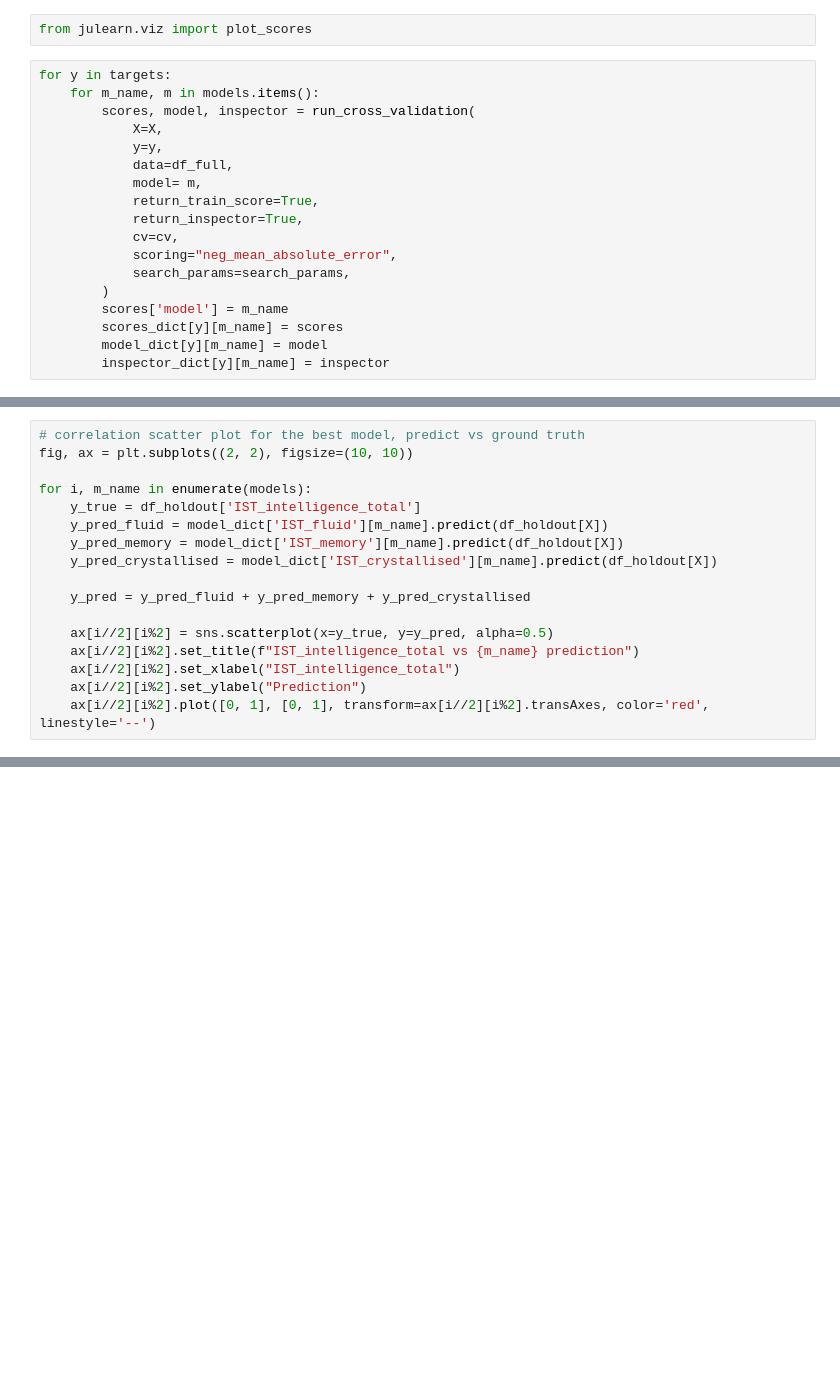
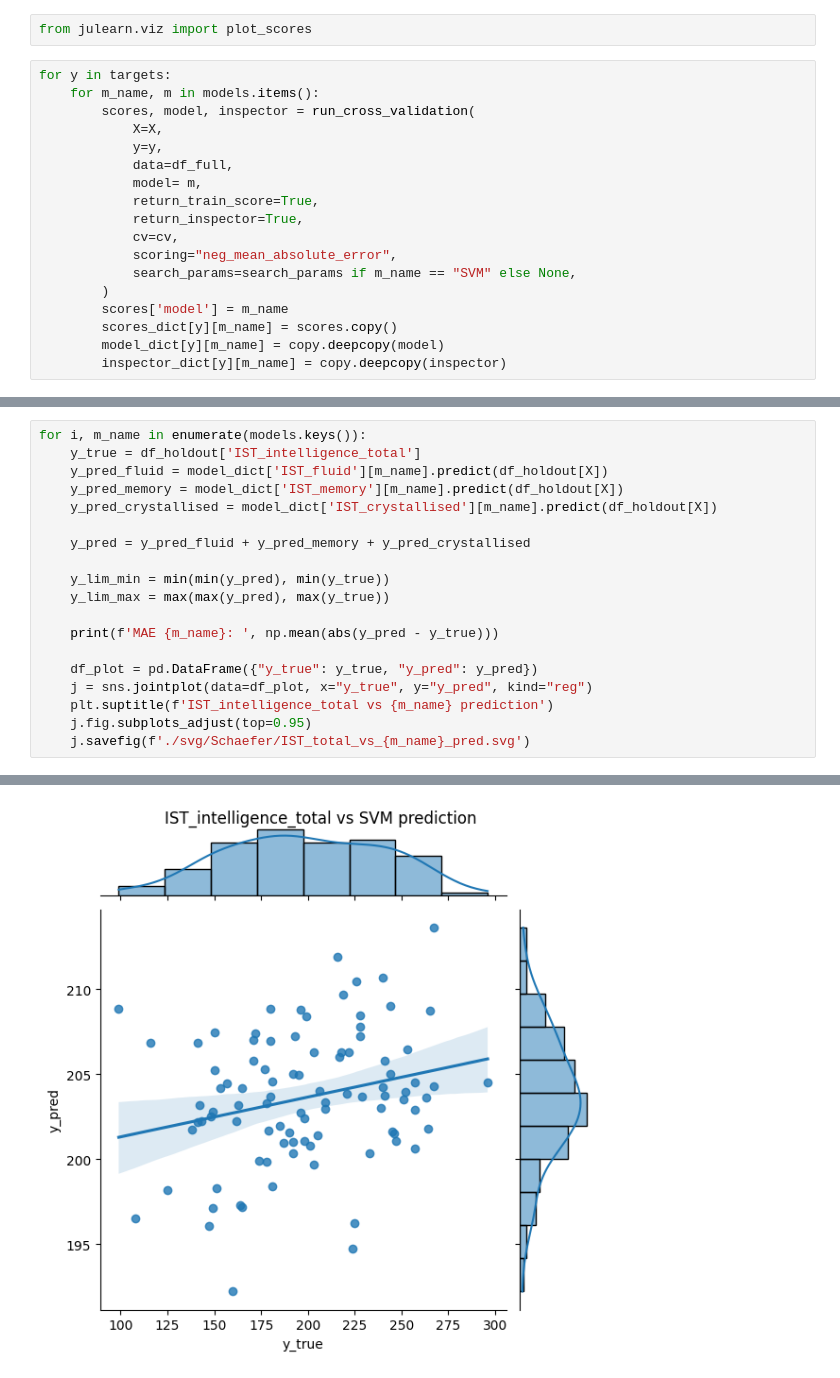
Before and after one commit to Ceilovee/tp_picaml, a Jupyter notebook: src/experimentacion Schaefer.ipynb, the cells around one changed output, grey strips where cells are left out. Saved outputs shown, nothing was run; the diff lists cells and outputs as text; blank space fills up the shorter version.

```diff
--- a/src/experimentacion Schaefer.ipynb
+++ b/src/experimentacion Schaefer.ipynb
@@ -186,10 +187,10 @@ for y in targets:
             return_inspector=True,
             cv=cv,
             scoring="neg_mean_absolute_error",
-            search_params=search_params,
+            search_params=search_params if m_name == "SVM" else None,
         )
         scores['model'] = m_name
-        scores_dict[y][m_name] = scores
-        model_dict[y][m_name] = model
-        inspector_dict[y][m_name] = inspector
+        scores_dict[y][m_name] = scores.copy()
+        model_dict[y][m_name] = copy.deepcopy(model)
+        inspector_dict[y][m_name] = copy.deepcopy(inspector)
 # %% [output]
@@ -295,17 +428,20 @@ for y in targets:
-# %%
-# correlation scatter plot for the best model, predict vs ground truth
-fig, ax = plt.subplots((2, 2), figsize=(10, 10))
-
-for i, m_name in enumerate(models):
-    y_true = df_holdout['IST_intelligence_total']
-    y_pred_fluid = model_dict['IST_fluid'][m_name].predict(df_holdout[X])
-    y_pred_memory = model_dict['IST_memory'][m_name].predict(df_holdout[X])
-    y_pred_crystallised = model_dict['IST_crystallised'][m_name].predict(df_holdout[X])
-
-    y_pred = y_pred_fluid + y_pred_memory + y_pred_crystallised
-
-    ax[i//2][i%2] = sns.scatterplot(x=y_true, y=y_pred, alpha=0.5)
-    ax[i//2][i%2].set_title(f"IST_intelligence_total vs {m_name} prediction")
-    ax[i//2][i%2].set_xlabel("IST_intelligence_total")
-    ax[i//2][i%2].set_ylabel("Prediction")
-    ax[i//2][i%2].plot([0, 1], [0, 1], transform=ax[i//2][i%2].transAxes, color='red', linestyle='--')
+# %%
+for i, m_name in enumerate(models.keys()):
+    y_true = df_holdout['IST_intelligence_total']
+    y_pred_fluid = model_dict['IST_fluid'][m_name].predict(df_holdout[X])
+    y_pred_memory = model_dict['IST_memory'][m_name].predict(df_holdout[X])
+    y_pred_crystallised = model_dict['IST_crystallised'][m_name].predict(df_holdout[X])
+
+    y_pred = y_pred_fluid + y_pred_memory + y_pred_crystallised
+
+    y_lim_min = min(min(y_pred), min(y_true))
+    y_lim_max = max(max(y_pred), max(y_true))
+
+    print(f'MAE {m_name}: ', np.mean(abs(y_pred - y_true)))
+
+    df_plot = pd.DataFrame({"y_true": y_true, "y_pred": y_pred})
+    j = sns.jointplot(data=df_plot, x="y_true", y="y_pred", kind="reg")
+    plt.suptitle(f'IST_intelligence_total vs {m_name} prediction')
+    j.fig.subplots_adjust(top=0.95)
+    j.savefig(f'./svg/Schaefer/IST_total_vs_{m_name}_pred.svg')
+# %% [output]
@@ -311,0 +452 @@ for i, m_name in enumerate(models):
+[figure, added]
```
Also changed, not shown: parts of 13 cells of this notebook, 1 other file.
